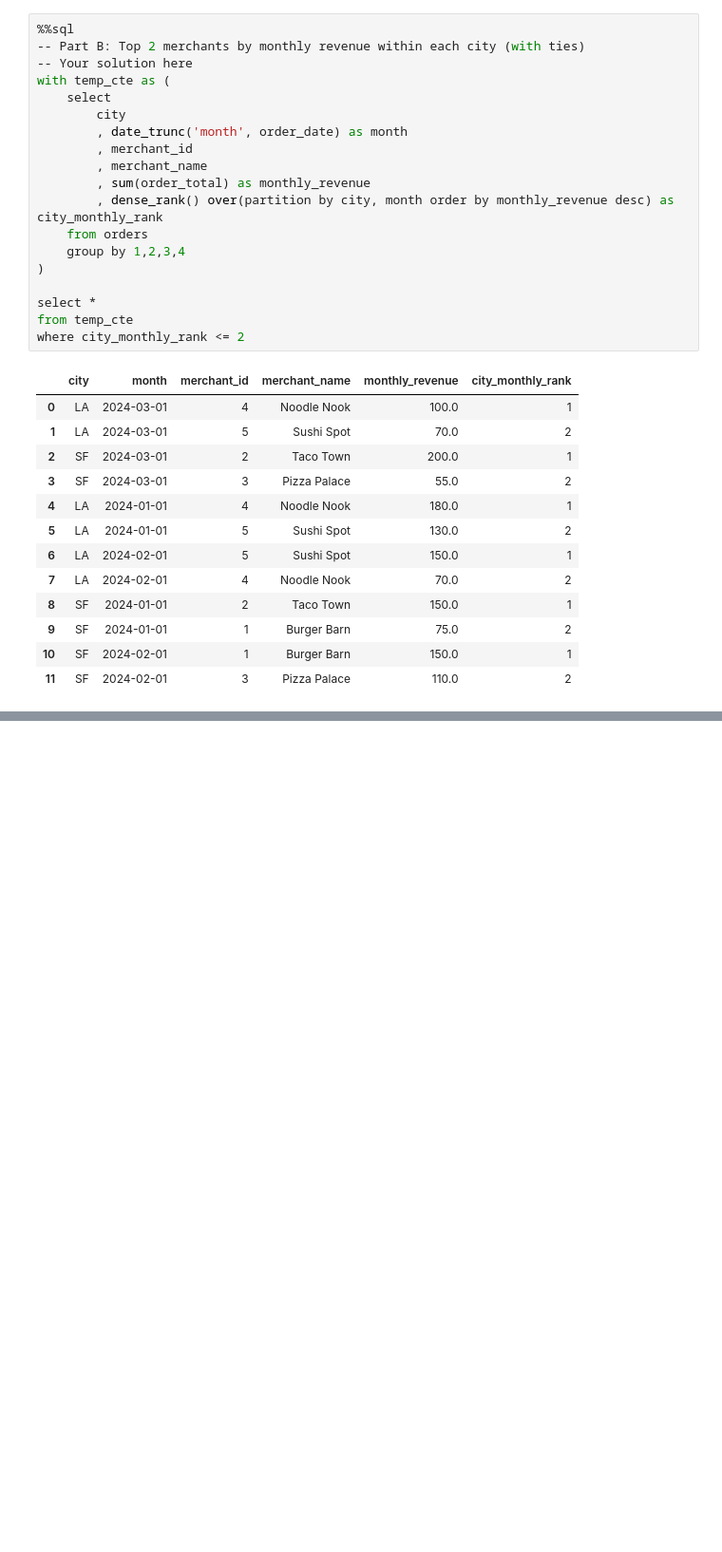
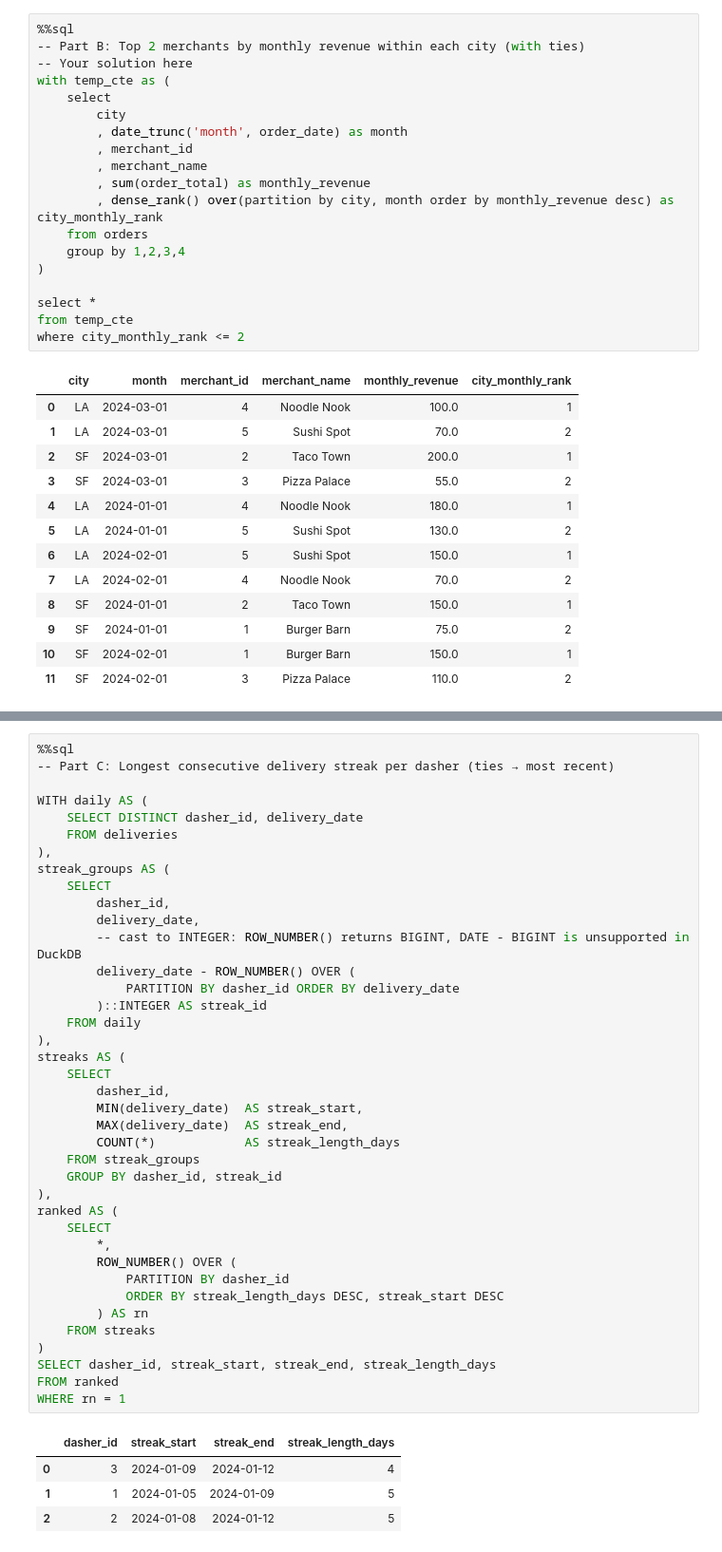
Before and after one commit to EkamKalsi/data-diary, a Jupyter notebook: DoorDash/doordash_sql_prep.ipynb, the cells around one changed output, grey strips where cells are left out. Shown at 95% size. Cells and saved outputs as stored; diff of their text form; blank space fills up the shorter version.

```diff
--- a/DoorDash/doordash_sql_prep.ipynb
+++ b/DoorDash/doordash_sql_prep.ipynb
@@ -428,0 +531,44 @@ where revenue_decline_mom = 1
+# %%
+%%sql
+-- Part C: Longest consecutive delivery streak per dasher (ties → most recent)
+
+WITH daily AS (
+    SELECT DISTINCT dasher_id, delivery_date
+    FROM deliveries
+),
+streak_groups AS (
+    SELECT
+        dasher_id,
+        delivery_date,
+        -- cast to INTEGER: ROW_NUMBER() returns BIGINT, DATE - BIGINT is unsupported in DuckDB
+        delivery_date - ROW_NUMBER() OVER (
+            PARTITION BY dasher_id ORDER BY delivery_date
+        )::INTEGER AS streak_id
+    FROM daily
+),
+streaks AS (
+    SELECT
+        dasher_id,
+        MIN(delivery_date)  AS streak_start,
+        MAX(delivery_date)  AS streak_end,
+        COUNT(*)            AS streak_length_days
+    FROM streak_groups
+    GROUP BY dasher_id, streak_id
+),
+ranked AS (
+    SELECT
+        *,
+        ROW_NUMBER() OVER (
+            PARTITION BY dasher_id
+            ORDER BY streak_length_days DESC, streak_start DESC
+        ) AS rn
+    FROM streaks
+)
+SELECT dasher_id, streak_start, streak_end, streak_length_days
+FROM ranked
+WHERE rn = 1
+# %% [output]
+|  | dasher_id | streak_start | streak_end | streak_length_days |
+| 0 | 3 | 2024-01-09 | 2024-01-12 | 4 |
+| 1 | 1 | 2024-01-05 | 2024-01-09 | 5 |
+| 2 | 2 | 2024-01-08 | 2024-01-12 | 5 |
```
Also changed, not shown: parts of 6 cells of this notebook, 2 other files.
